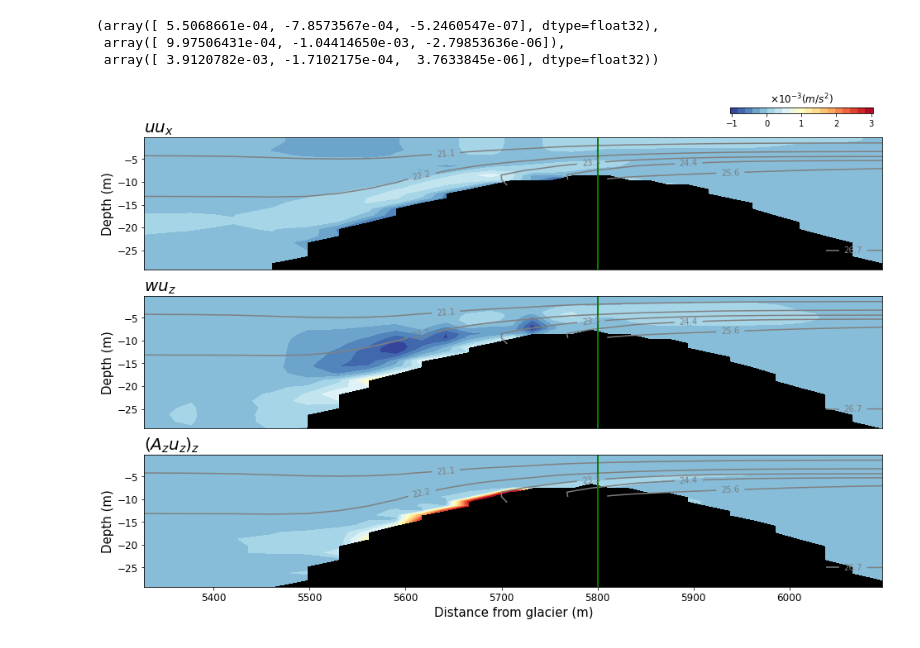
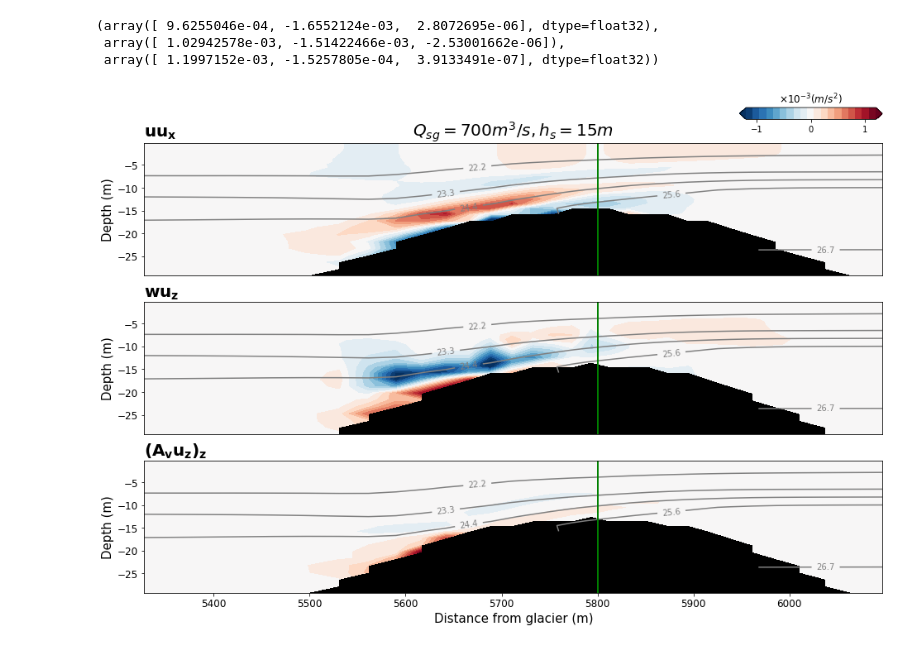
Before and after one commit to weiyangbao/Jupyter-Iceplume, a Jupyter notebook: AF_MomBalance.ipynb, the cells around one changed output. Drawn from its saved outputs; the diff is of its cells as text; code cells hidden in the pictures.

```diff
--- a/AF_MomBalance.ipynb
+++ b/AF_MomBalance.ipynb
@@ -36,83 +49,88 @@ Az[mask] = np.nan
 # %%
 # Along-fjord velocity gradients
-ux = np.gradient(u, x, axis=1)
-uz = np.gradient(u, z, axis=0)
+ux = np.gradient(uma, x, axis=1)
+uz = np.gradient(uma, z, axis=0)
 # Advective terms
-Adv_h = u * ux
-Adv_v = w * uz
+Adv_h = uma * ux
+Adv_v = wma * uz
 # Viscous term
-Visc = np.gradient(Az*uz, z, axis=0) #(Az*Uz)z
+Visc = np.gradient(Avma*uz, z, axis=0) #(Az*Uz)z
+
+#Adv_h[mask] = np.nan
+#Adv_v[mask] = np.nan
+#Visc[mask] = np.nan
 
 range1 = np.array([np.nanmax(Adv_h), np.nanmin(Adv_h), np.nanmean(Adv_h)])
 range2 = np.array([np.nanmax(Adv_v), np.nanmin(Adv_v), np.nanmean(Adv_v)])
 range3 = np.array([np.nanmax(Visc), np.nanmin(Visc), np.nanmean(Visc)])
 range1, range2, range3
 # %% [output]
-(array([ 5.5068661e-04, -7.8573567e-04, -5.2460547e-07], dtype=float32),
- array([ 9.97506431e-04, -1.04414650e-03, -2.79853636e-06]),
- array([ 3.9120782e-03, -1.7102175e-04,  3.7633845e-06], dtype=float32))
+(array([ 9.6255046e-04, -1.6552124e-03,  2.8072695e-06], dtype=float32),
+ array([ 1.02942578e-03, -1.51422466e-03, -2.53001662e-06]),
+ array([ 1.1997152e-03, -1.5257805e-04,  3.9133491e-07], dtype=float32))
 # %%
 fig1 = plt.figure(figsize=(16,10))
 fig1.tight_layout()
 
-cm = np.linspace(-1.05,3.05,20) # Contour range for momentum terms
+cm = np.linspace(-1.2,1.2,20) # Contour range for momentum terms
 cs = np.linspace(20,30,10)
-cmap = 'RdYlBu_r'
+cmap = 'RdBu_r'
 
 Xl, Xr = 55, 85 # X range
 Zu, Zl = 0, 30 # Z range
 
 # Horizontal Advective Term Plot
 ax1 = fig1.add_subplot(311)
-im1 = ax1.contourf(x[Xl:Xr], z[Zu:Zl], Adv_h[Zu:Zl,Xl:Xr]*1e3, cm, cmap=cmap)
+im1 = ax1.contourf(x[Xl:Xr], z[Zu:Zl], Adv_h[Zu:Zl,Xl:Xr]*1e3, cm, cmap=cmap, extend='both')
 ax1.xaxis.set_visible(False)
 ax1.set_xlim([x[Xl], x[Xr-1]])
 ax1.set_facecolor('k')
 
-cbaxes = fig1.add_axes([0.74, 0.92, 0.15, 0.01])
+cbaxes = fig1.add_axes([0.75, 0.92, 0.15, 0.02])
 cbar = fig1.colorbar(im1,cax=cbaxes, orientation='horizontal')
-cbar.set_ticks([-1, 0, 1, 2, 3])
+cbar.set_ticks([-2, -1, 0, 1, 2])
 cbar.ax.set_title(r'$\times10^{-3}(m/s^2)$', size=12, weight='bold')
 # Plot isohalines
-CS1 = ax1.contour(x[Xl:Xr], z[Zu:Zl], s[Zu:Zl,Xl:Xr], cs, colors = 'grey')
+CS1 = ax1.contour(x[Xl:Xr], z[Zu:Zl], sma[Zu:Zl,Xl:Xr], cs, colors = 'grey')
 plt.clabel(CS1, fmt='%1.1f', fontsize=10, inline=1)
 ax1.axvline(x=5800, color='g',lw=2)
 ax1.set_ylabel('Depth (m)', size=15)
 ax1.tick_params(labelsize=12)
-ax1.set_title(r'$uu_x$', loc='left', size=20, weight='bold')
+ax1.set_title(r'$\mathbf{uu_x}$', loc='left', size=20)
+ax1.set_title(r'$Q_{sg}=$'+str(Qsg)+r'$m^3/s,h_s=$'+str(hs)+'$m$', loc='center', size=20)
 
 
 
 # Vertical Advective Term Plot
 ax2 = fig1.add_subplot(312)
-im2 = ax2.contourf(x[Xl:Xr], z[Zu:Zl], Adv_v[Zu:Zl,Xl:Xr]*1e3, cm, cmap=cmap)
+im2 = ax2.contourf(x[Xl:Xr], z[Zu:Zl], Adv_v[Zu:Zl,Xl:Xr]*1e3, cm, cmap=cmap, extend='both')
 ax2.xaxis.set_visible(False)
 ax2.set_xlim([x[Xl], x[Xr-1]])
 ax2.set_facecolor('k')
 # Plot isohalines
-CS2 = ax2.contour(x[Xl:Xr], z[Zu:Zl], s[Zu:Zl,Xl:Xr], cs, colors = 'grey')
+CS2 = ax2.contour(x[Xl:Xr], z[Zu:Zl], sma[Zu:Zl,Xl:Xr], cs, colors = 'grey')
 plt.clabel(CS2, fmt='%1.1f', fontsize=10, inline=1)
 ax2.axvline(x=5800, color='g',lw=2)
 ax2.set_ylabel('Depth (m)', size=15)
 ax2.tick_params(labelsize=12)
-ax2.set_title(r'$wu_z$', loc='left', size=20, weight='bold')
+ax2.set_title(r'$\mathbf{wu_z}$', loc='left', size=20)
 
 
 
 # qf-tide Plot
 ax3 = fig1.add_subplot(313)
-im3 = ax3.contourf(x[Xl:Xr], z[Zu:Zl], Visc[Zu:Zl,Xl:Xr]*1e3, cm, cmap=cmap)
+im3 = ax3.contourf(x[Xl:Xr], z[Zu:Zl], Visc[Zu:Zl,Xl:Xr]*1e3, cm, cmap=cmap, extend='both')
 ax3.set_xlim([x[Xl], x[Xr-1]])
 ax3.set_facecolor('k')
 # Plot isohalines
-CS3 = ax3.contour(x[Xl:Xr], z[Zu:Zl], s[Zu:Zl,Xl:Xr], cs, colors = 'grey')
+CS3 = ax3.contour(x[Xl:Xr], z[Zu:Zl], sma[Zu:Zl,Xl:Xr], cs, colors = 'grey')
 plt.clabel(CS3, fmt='%1.1f', fontsize=10, inline=1)
 ax3.axvline(x=5800, color='g',lw=2)
 ax3.set_ylabel('Depth (m)', size=15)
 ax3.tick_params(labelsize=12)
-ax3.set_title(r'$(A_z{u_z})_z$', loc='left', size=20, weight='bold')
+ax3.set_title(r'$\mathbf{(A_v{u_z})_z}$', loc='left', size=20)
 ax3.set_xlabel('Distance from glacier (m)', size=15)
 ax3.tick_params(labelsize=12)
 # %% [output]
-[figure, old version]
+[figure, new version]
 # %%
```
Also changed, not shown: parts of 7 cells of this notebook, 1 other file.
